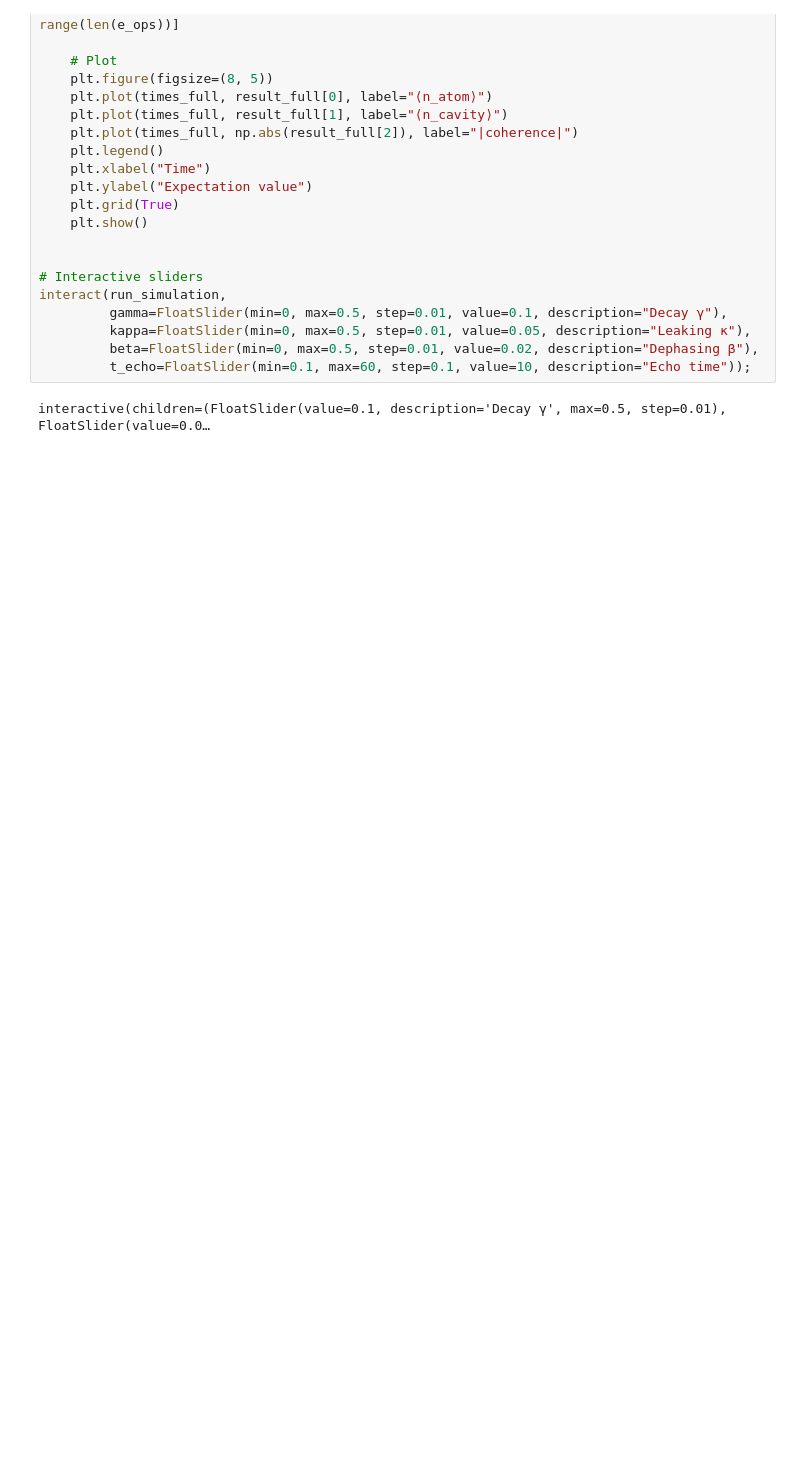
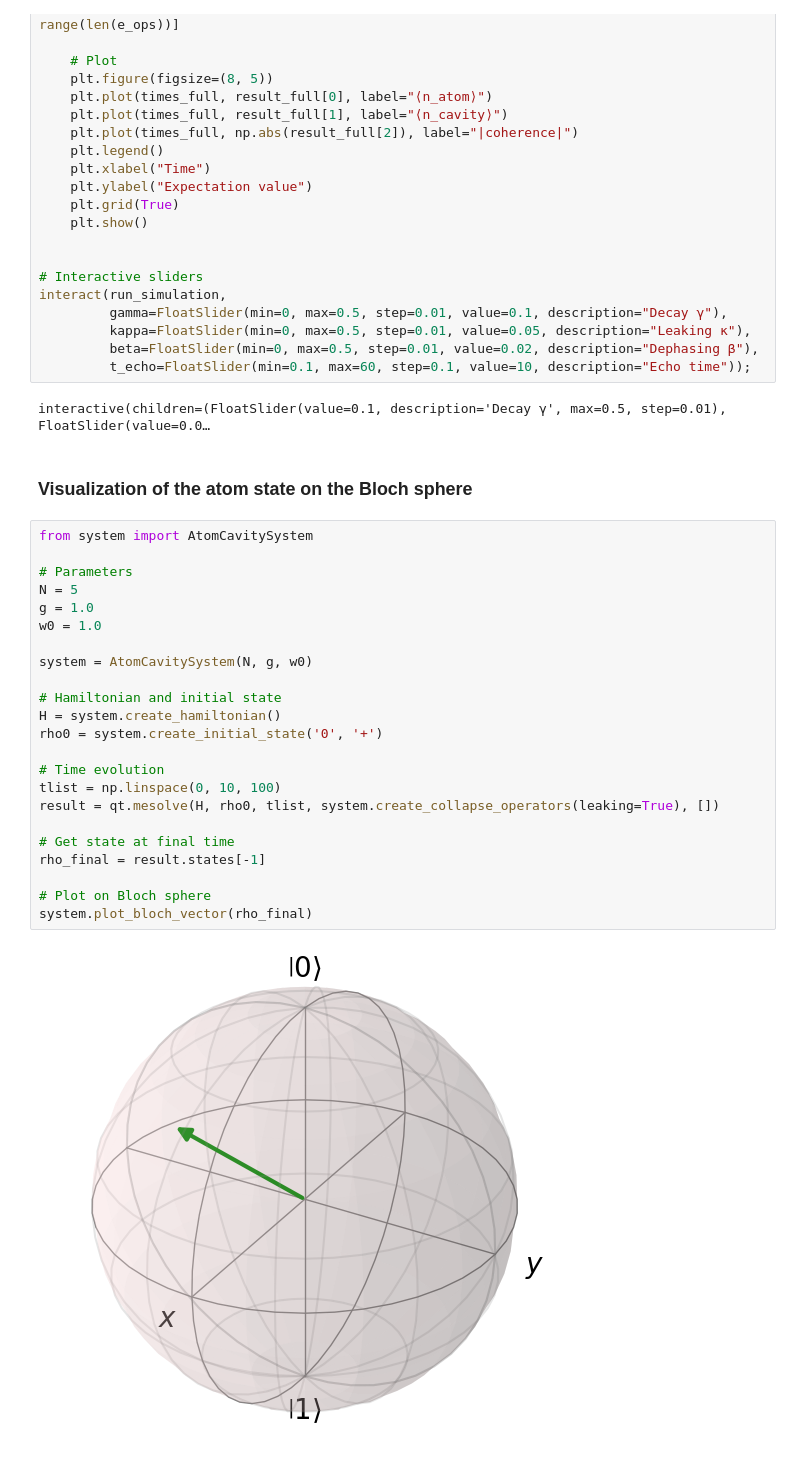
Before and after one commit to sophia13242/Dissipative-Atom-Cavity, a Jupyter notebook: src/visualization.ipynb, the cells around one changed output. Drawn from its saved outputs; the diff is of its cells as text; blank space fills up the shorter version.

```diff
--- a/src/visualization.ipynb
+++ b/src/visualization.ipynb
@@ -187,3 +192,30 @@ interact(run_simulation,
          t_echo=FloatSlider(min=0.1, max=60, step=0.1, value=10, description="Echo time"));
 # %% [output]
 interactive(children=(FloatSlider(value=0.1, description='Decay γ', max=0.5, step=0.01), FloatSlider(value=0.0…
+# %% [markdown]
+### Visualization of the atom state on the Bloch sphere
+# %%
+from system import AtomCavitySystem
+
+# Parameters
+N = 5
+g = 1.0
+w0 = 1.0
+
+system = AtomCavitySystem(N, g, w0)
+
+# Hamiltonian and initial state
+H = system.create_hamiltonian()
+rho0 = system.create_initial_state('0', '+')
+
+# Time evolution
+tlist = np.linspace(0, 10, 100)
+result = qt.mesolve(H, rho0, tlist, system.create_collapse_operators(leaking=True), [])
+
+# Get state at final time
+rho_final = result.states[-1]
+
+# Plot on Bloch sphere
+system.plot_bloch_vector(rho_final)
+# %% [output]
+[figure, added]
```
Also changed, not shown: parts of 4 cells of this notebook, 2 other files.
